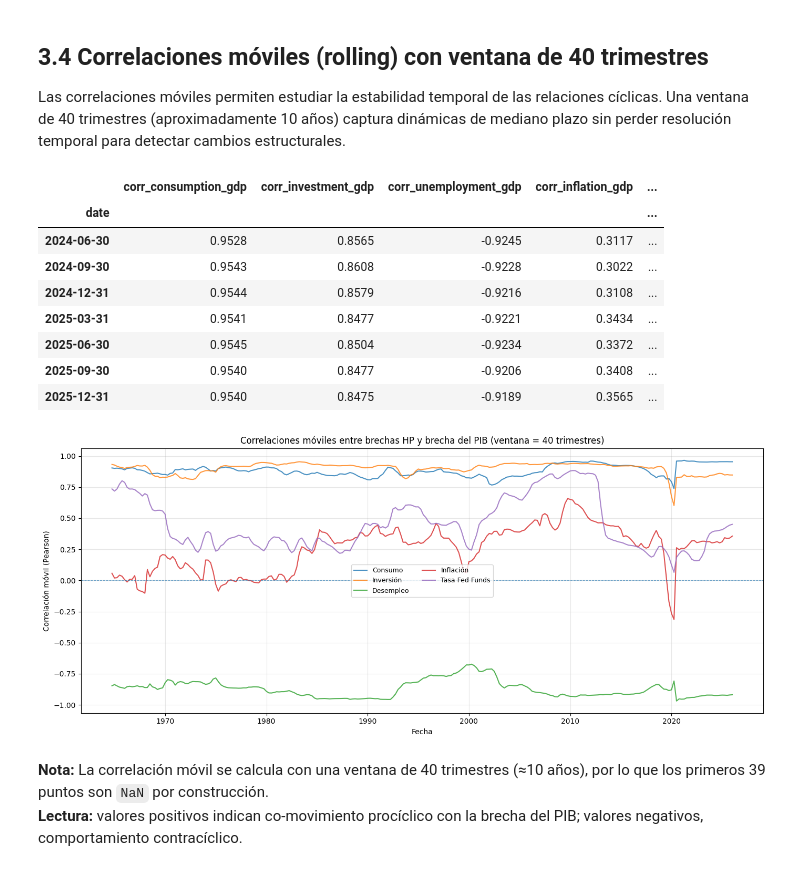
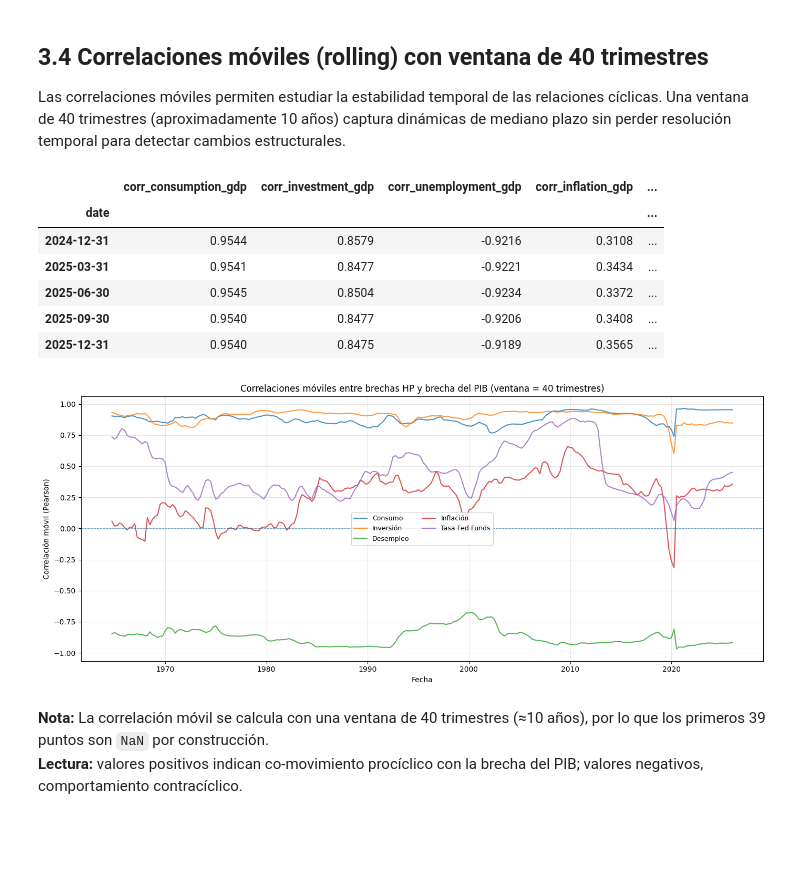
Before and after one commit to Tupxz/ciclos_economicos, a Jupyter notebook: notebooks/Taller_1.ipynb, the cells around one changed output. Cells and saved outputs as stored; diff of their text form; code cells hidden in the pictures; blank space fills up the shorter version.

```diff
--- a/notebooks/Taller_1.ipynb
+++ b/notebooks/Taller_1.ipynb
@@ -750,7 +750,7 @@ window = 40
 roll_df = rolling_corr_table(gaps_df, window=window, gdp_col="GDP")
 
 # Mostrar tabla (en notebook) — compacta y legible
-display(roll_df.tail(7).round(4))
+display(roll_df.tail(5).round(4))
 
 # Guardar a Excel
 xlsx_path = OUT_TAB / "correlaciones_moviles_hp.xlsx"
@@ -766,35 +766,33 @@ label_mapping = {
     "corr_investment_gdp": "Inversión",
     "corr_unemployment_gdp": "Desempleo",
     "corr_inflation_gdp": "Inflación",
     "corr_fedfunds_gdp": "Tasa Fed Funds",
 }
 
 # Crear figura con todas las columnas de roll_df
 fig, ax = plt.subplots(figsize=(14, 6))
 
 for col in roll_df.columns:
     label = label_mapping.get(col, col)
     ax.plot(roll_df.index, roll_df[col], label=label, linewidth=1.5, alpha=0.8)
 
 ax.set_xlabel("Fecha")
 ax.set_ylabel("Correlación móvil (Pearson)")
 ax.set_title(f"Correlaciones móviles entre brechas HP y brecha del PIB (ventana = {window} trimestres)")
 ax.grid(True, alpha=0.3)
 ax.axhline(y=0, linestyle="--", linewidth=0.8, alpha=0.6)
 
 ax.legend(ncol=2, fontsize=9, frameon=True)
 fig.tight_layout()
 
 # Guardar figura
 fig_path = OUT_FIG / "14_rolling_corr.png"
 fig.savefig(fig_path, dpi=150)
 plt.show()
 plt.close(fig)
 # %% [output]
 |  | corr_consumption_gdp | corr_investment_gdp | corr_unemployment_gdp | corr_inflation_gdp | ... |
 | date |  |  |  |  | ... |
-| 2024-06-30 | 0.9528 | 0.8565 | -0.9245 | 0.3117 | ... |
-| 2024-09-30 | 0.9543 | 0.8608 | -0.9228 | 0.3022 | ... |
 | 2024-12-31 | 0.9544 | 0.8579 | -0.9216 | 0.3108 | ... |
 | 2025-03-31 | 0.9541 | 0.8477 | -0.9221 | 0.3434 | ... |
 | 2025-06-30 | 0.9545 | 0.8504 | -0.9234 | 0.3372 | ... |
```
Also changed, not shown: parts of 1 cell of this notebook, 7 other files.
